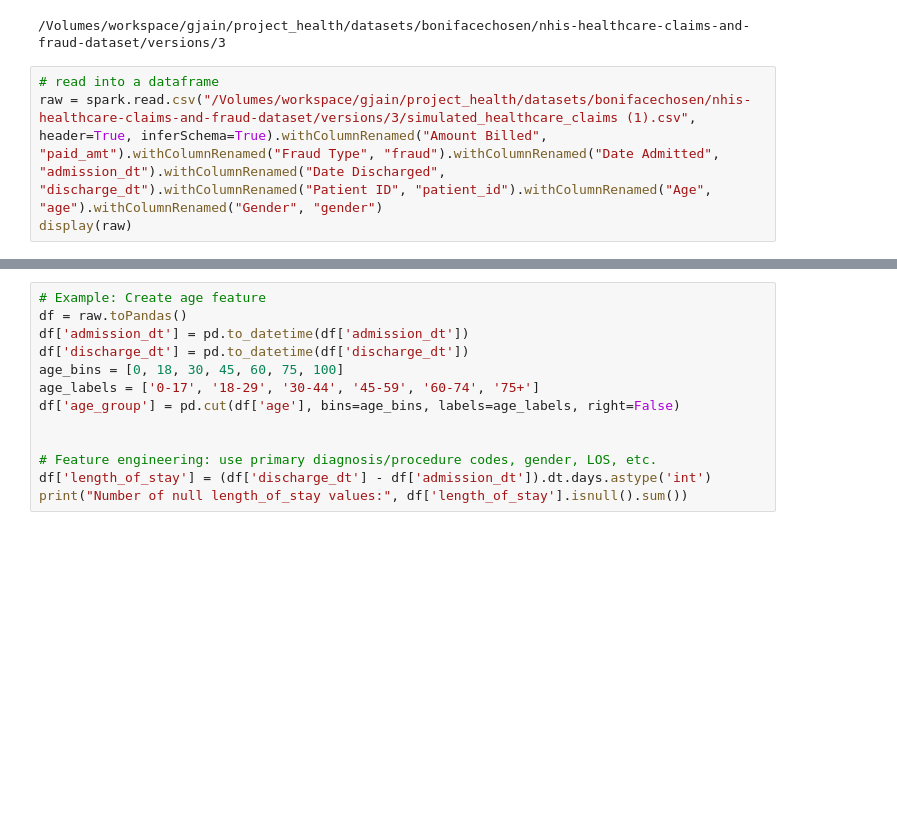
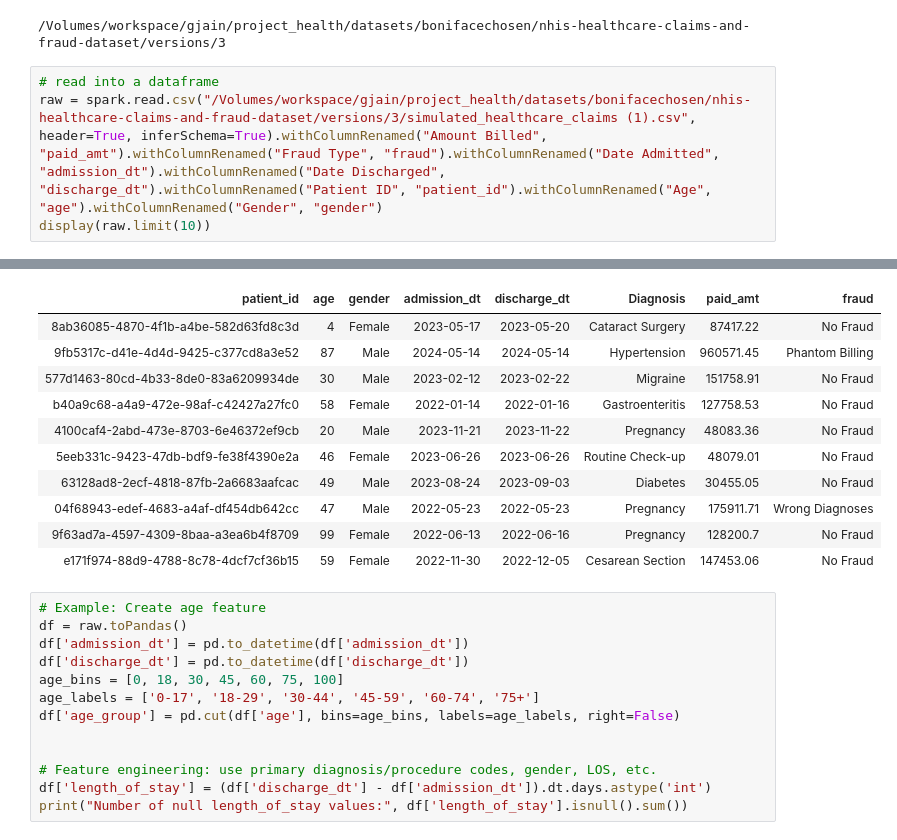
Before and after one commit to garimajain-nitk/ds, a Jupyter notebook: Bias and Fairness Analysis/drift_analysis.ipynb, the cells around one changed output, grey strips where cells are left out. Saved outputs shown, nothing was run; the diff lists cells and outputs as text; blank space fills up the shorter version.

```diff
--- a/Bias and Fairness Analysis/drift_analysis.ipynb
+++ b/Bias and Fairness Analysis/drift_analysis.ipynb
@@ -48,5 +48,5 @@ print(path)
 # %%
 # read into a dataframe
 raw = spark.read.csv("/Volumes/workspace/gjain/project_health/datasets/bonifacechosen/nhis-healthcare-claims-and-fraud-dataset/versions/3/simulated_healthcare_claims (1).csv", header=True, inferSchema=True).withColumnRenamed("Amount Billed", "paid_amt").withColumnRenamed("Fraud Type", "fraud").withColumnRenamed("Date Admitted", "admission_dt").withColumnRenamed("Date Discharged", "discharge_dt").withColumnRenamed("Patient ID", "patient_id").withColumnRenamed("Age", "age").withColumnRenamed("Gender", "gender")
-display(raw)
+display(raw.limit(10))
 # %% [output]
@@ -54,3 +53,14 @@ display(raw)
+| patient_id | age | gender | admission_dt | discharge_dt | Diagnosis | paid_amt | fraud |
+| 8ab36085-4870-4f1b-a4be-582d63fd8c3d | 4 | Female | 2023-05-17 | 2023-05-20 | Cataract Surgery | 87417.22 | No Fraud |
+| 9fb5317c-d41e-4d4d-9425-c377cd8a3e52 | 87 | Male | 2024-05-14 | 2024-05-14 | Hypertension | 960571.45 | Phantom Billing |
+| 577d1463-80cd-4b33-8de0-83a6209934de | 30 | Male | 2023-02-12 | 2023-02-22 | Migraine | 151758.91 | No Fraud |
+| b40a9c68-a4a9-472e-98af-c42427a27fc0 | 58 | Female | 2022-01-14 | 2022-01-16 | Gastroenteritis | 127758.53 | No Fraud |
+| 4100caf4-2abd-473e-8703-6e46372ef9cb | 20 | Male | 2023-11-21 | 2023-11-22 | Pregnancy | 48083.36 | No Fraud |
+| 5eeb331c-9423-47db-bdf9-fe38f4390e2a | 46 | Female | 2023-06-26 | 2023-06-26 | Routine Check-up | 48079.01 | No Fraud |
+| 63128ad8-2ecf-4818-87fb-2a6683aafcac | 49 | Male | 2023-08-24 | 2023-09-03 | Diabetes | 30455.05 | No Fraud |
+| 04f68943-edef-4683-a4af-df454db642cc | 47 | Male | 2022-05-23 | 2022-05-23 | Pregnancy | 175911.71 | Wrong Diagnoses |
+| 9f63ad7a-4597-4309-8baa-a3ea6b4f8709 | 99 | Female | 2022-06-13 | 2022-06-16 | Pregnancy | 128200.7 | No Fraud |
+| e171f974-88d9-4788-8c78-4dcf7cf36b15 | 59 | Female | 2022-11-30 | 2022-12-05 | Cesarean Section | 147453.06 | No Fraud |
 # %%
 # Example: Create age feature
 df = raw.toPandas()
```
Also changed, not shown: parts of 1 cell of this notebook.
